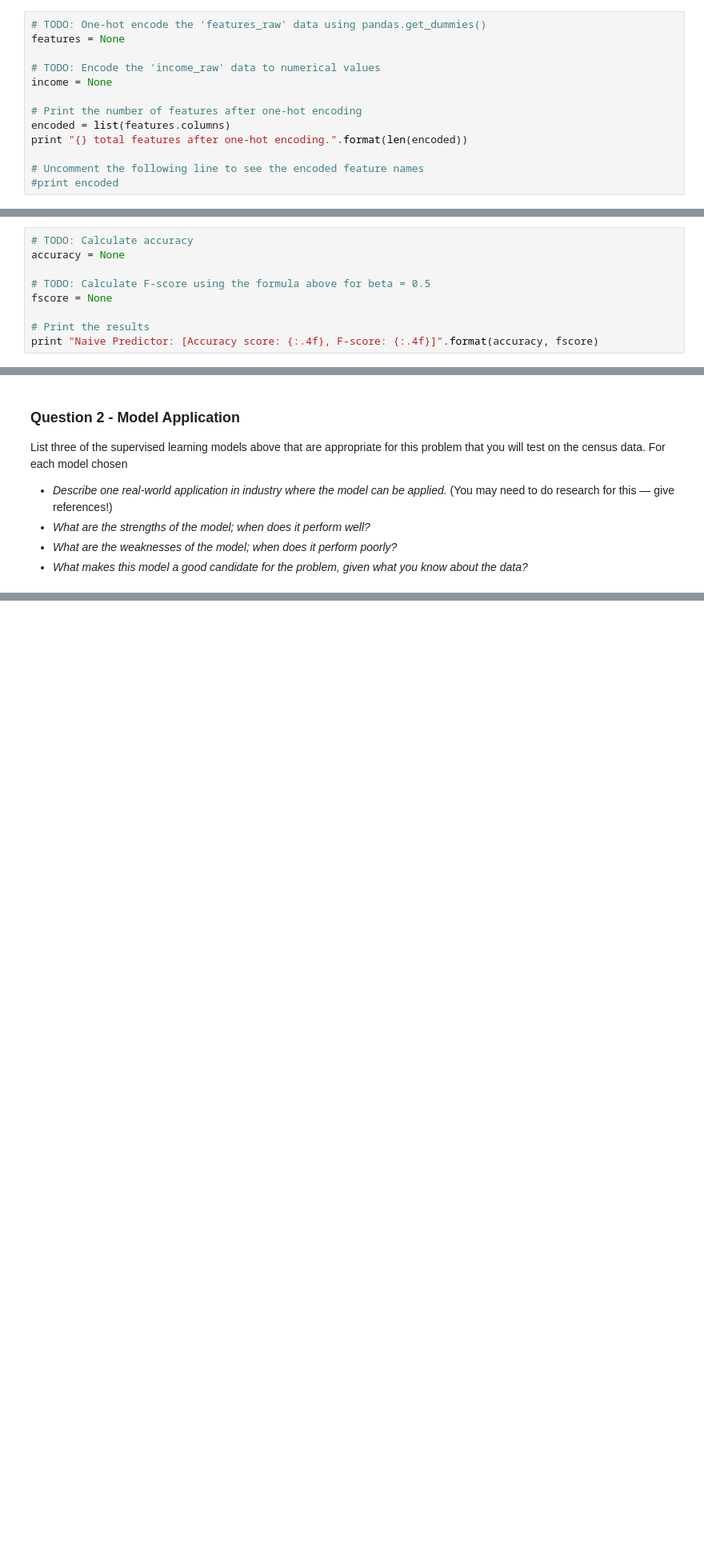
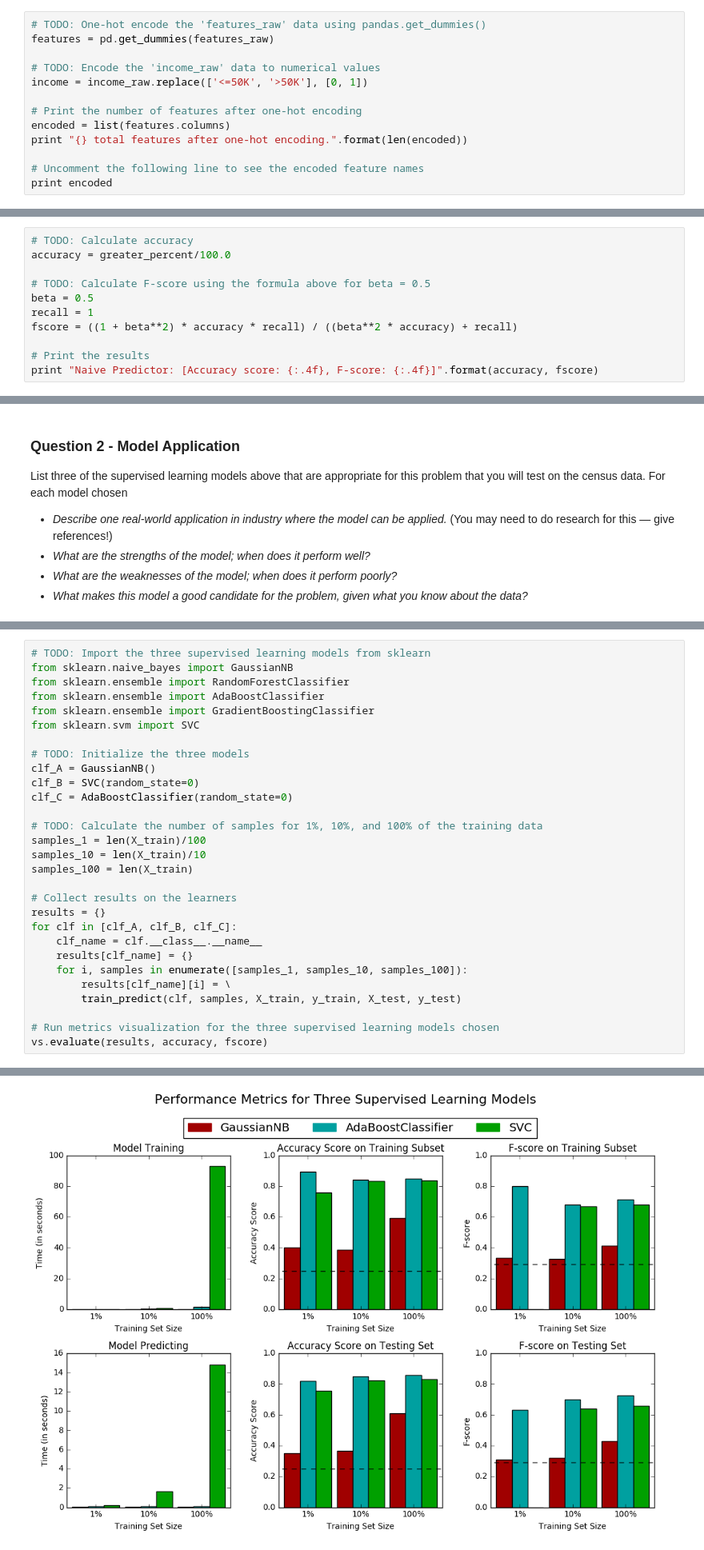
Before and after one commit to finalelement/udacity_nd_ml, a Jupyter notebook: finding_donors/finding_donors.ipynb, the cells around one changed output, grey strips where cells are left out. Shown at 80% size. Cells and saved outputs as stored; diff of their text form; blank space fills up the shorter version.

```diff
--- a/finding_donors/finding_donors.ipynb
+++ b/finding_donors/finding_donors.ipynb
@@ -141,14 +146,14 @@ Additionally, as with the non-numeric features, we need to convert the non-numer
    - Set records with "<=50K" to `0` and records with ">50K" to `1`.
 # %%
 # TODO: One-hot encode the 'features_raw' data using pandas.get_dummies()
-features = None
+features = pd.get_dummies(features_raw)
 
 # TODO: Encode the 'income_raw' data to numerical values
-income = None
+income = income_raw.replace(['<=50K', '>50K'], [0, 1])
 
 # Print the number of features after one-hot encoding
 encoded = list(features.columns)
 print "{} total features after one-hot encoding.".format(len(encoded))
 
 # Uncomment the following line to see the encoded feature names
-#print encoded
+print encoded
@@ -186,10 +197,12 @@ Looking at the distribution of classes (those who make at most \$50,000, and tho
 **Note:** You must use the code cell below and assign your results to `'accuracy'` and `'fscore'` to be used later.
 # %%
 # TODO: Calculate accuracy
-accuracy = None
+accuracy = greater_percent/100.0
 
 # TODO: Calculate F-score using the formula above for beta = 0.5
-fscore = None
+beta = 0.5
+recall = 1
+fscore = ((1 + beta**2) * accuracy * recall) / ((beta**2 * accuracy) + recall)
 
 # Print the results
 print "Naive Predictor: [Accuracy score: {:.4f}, F-score: {:.4f}]".format(accuracy, fscore)
@@ -287,0 +351,30 @@ In the code cell, you will need to implement the following:
+# %%
+# TODO: Import the three supervised learning models from sklearn
+from sklearn.naive_bayes import GaussianNB
+from sklearn.ensemble import RandomForestClassifier
+from sklearn.ensemble import AdaBoostClassifier
+from sklearn.ensemble import GradientBoostingClassifier
+from sklearn.svm import SVC
+
+# TODO: Initialize the three models
+clf_A = GaussianNB()
+clf_B = SVC(random_state=0)
+clf_C = AdaBoostClassifier(random_state=0)
+
+# TODO: Calculate the number of samples for 1%, 10%, and 100% of the training data
+samples_1 = len(X_train)/100
+samples_10 = len(X_train)/10
+samples_100 = len(X_train)
+
+# Collect results on the learners
+results = {}
+for clf in [clf_A, clf_B, clf_C]:
+    clf_name = clf.__class__.__name__
+    results[clf_name] = {}
+    for i, samples in enumerate([samples_1, samples_10, samples_100]):
+        results[clf_name][i] = \
+        train_predict(clf, samples, X_train, y_train, X_test, y_test)
+
+# Run metrics visualization for the three supervised learning models chosen
+vs.evaluate(results, accuracy, fscore)
+# %% [output]
@@ -288,2 +390,3 @@ In the code cell, you will need to implement the following:
+[figure, added]
 # %%
 # TODO: Import the three supervised learning models from sklearn
```
Also changed, not shown: parts of 31 cells of this notebook, 1 other file.
